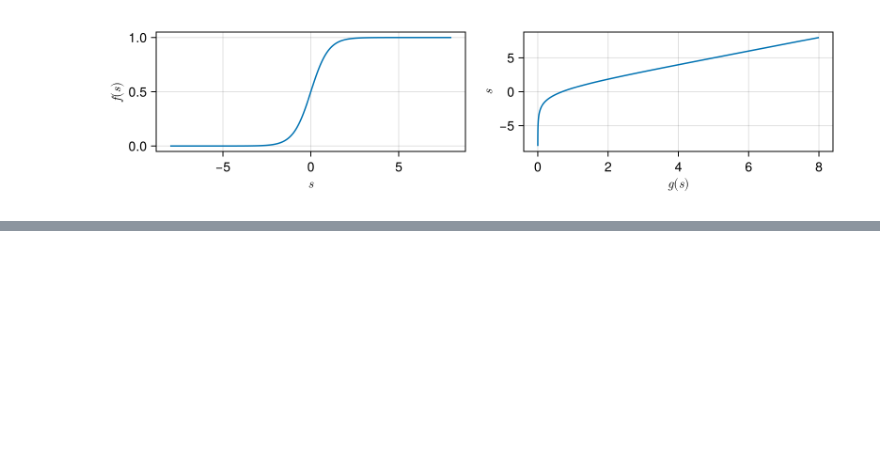
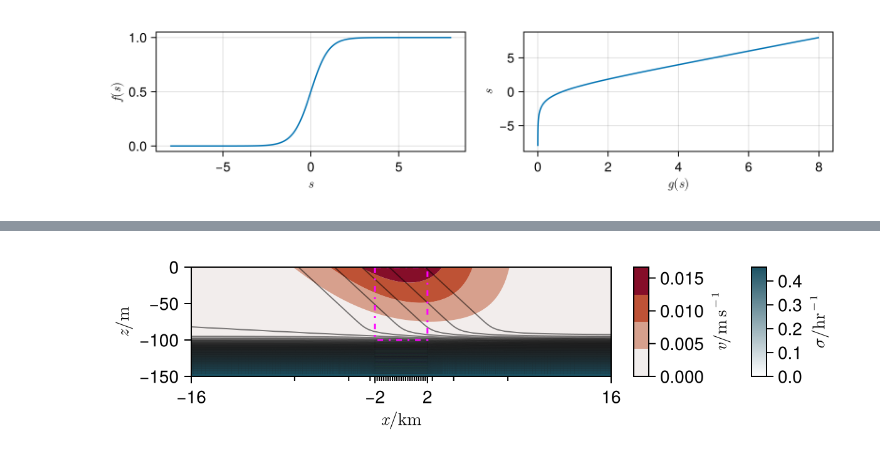
Before and after one commit to erin-atkinson/turbulence-at-many-fronts, a Jupyter notebook: notebooks/Parameters.ipynb, the cells around one changed output, grey strips where cells are left out. Drawn from its saved outputs; the diff is of its cells as text; code cells hidden in the pictures; blank space fills up the shorter version.

```diff
--- a/notebooks/Parameters.ipynb
+++ b/notebooks/Parameters.ipynb
@@ -125,0 +131,14 @@ $$
+# %%
+ip = (;
+    run_time = 8e5, start_time = -4e5, save_time = 1e3,
+    f = 1e-4, L = 1e3,
+    βx = 32, βh = 4,
+    Nx = 1024, Nh = 768, Ny = 128, Nz = 64,
+    βb = 1, βℓ = 6, βH = 0.1,
+    Roα = 0.1, Ek = 1.7, β₀ = 8
+)
+
+sp = create_simulation_parameters(ip)
+preinitial_conditions(sp)
+# %% [output]
+[figure, added]
```
Also changed, not shown: parts of 13 cells of this notebook.
